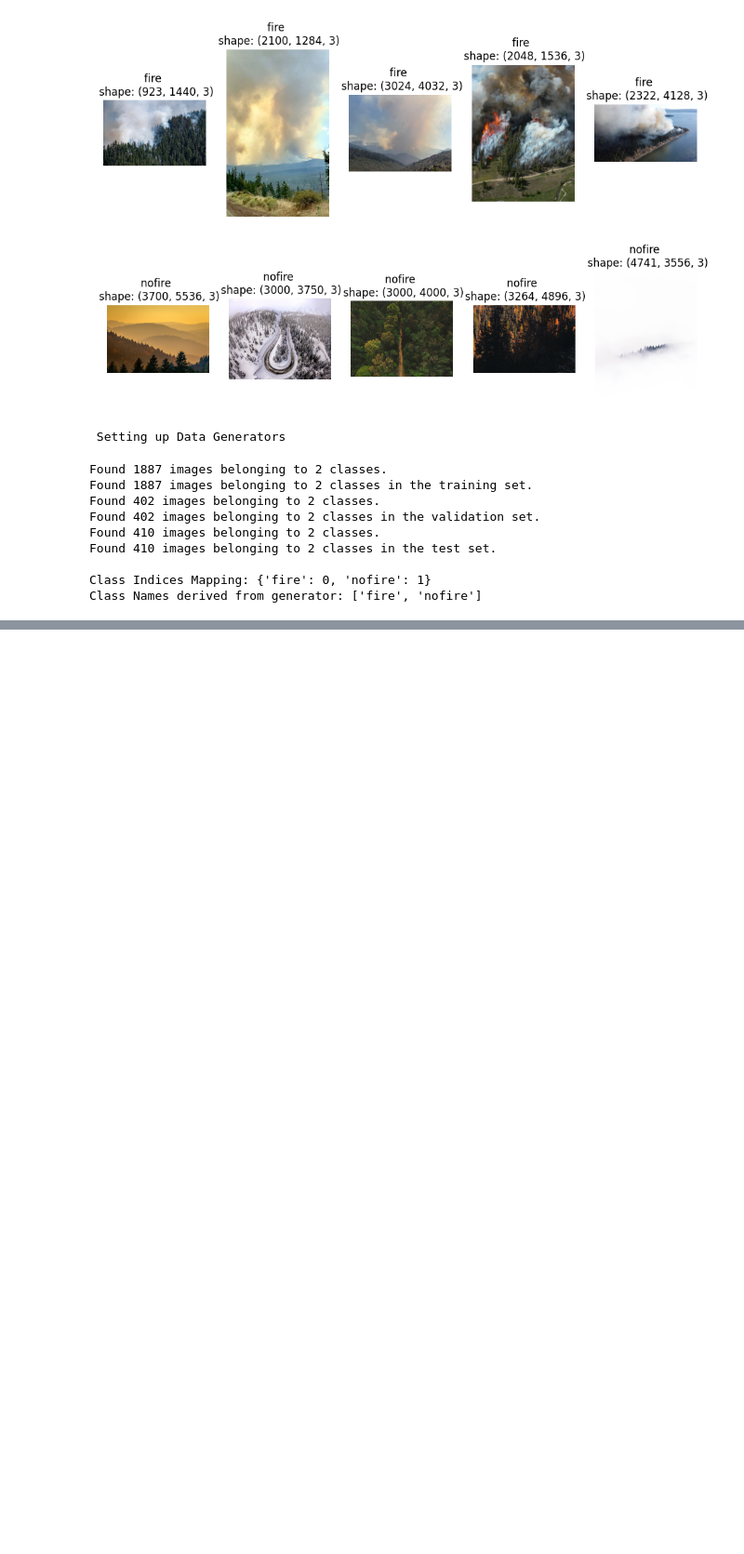
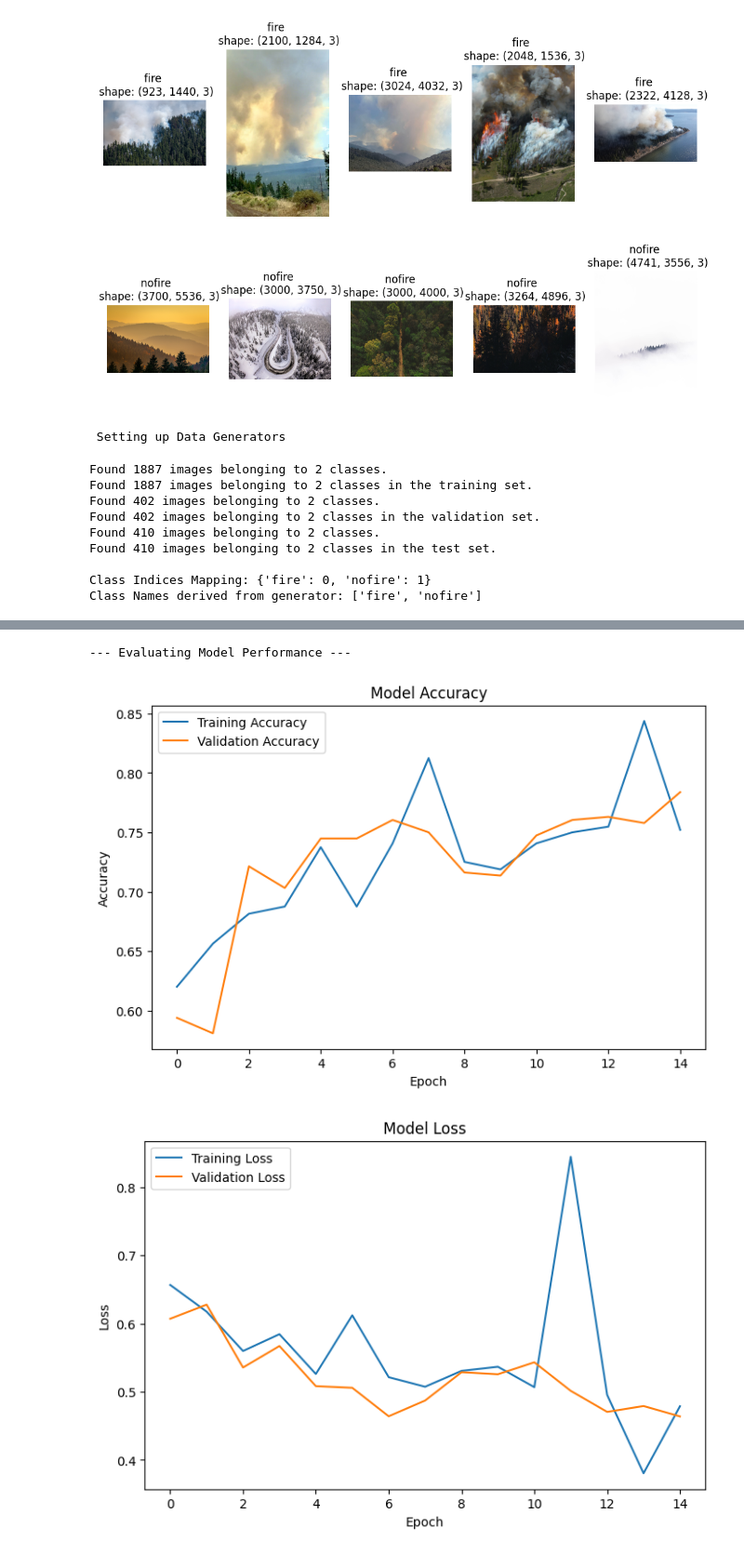
Before and after one commit to Ish-i-ka/Forest-Fire-Detection-Using-Deep-Learning, a Jupyter notebook: forest_fire_detection.ipynb, the cells around one changed output, grey strips where cells are left out. Shown at 93% size. Drawn from its saved outputs; the diff is of its cells as text; code cells hidden in the pictures; blank space fills up the shorter version.

Commit message:
Update forest_fire_detection.ipynb
Completed the model training and evaluation process

```diff
--- a/forest_fire_detection.ipynb
+++ b/forest_fire_detection.ipynb
@@ -225,3 +223,9 @@ Model: "Wildfire_CNN"
  Total params: 19,034,177 (72.61 MB)
  Trainable params: 19,034,177 (72.61 MB)
  Non-trainable params: 0 (0.00 B)
+# %%
+print("\nCompiling the Model...")
+model.compile(optimizer='adam',
+              loss='binary_crossentropy',
+              metrics=['accuracy'])
+print("Model compiled successfully.")
@@ -227,0 +235,14 @@ Model: "Wildfire_CNN"
+# %%
+print("\n--- Training the Model ---")
+epochs = 15
+steps_per_epoch = train_generator.samples // batch_size
+validation_steps = val_generator.samples // batch_size
+
+# Starting the training process
+history = model.fit(
+    train_generator,
+    steps_per_epoch=steps_per_epoch,
+    epochs=epochs,
+    validation_data=val_generator,
+    validation_steps=validation_steps
+)
@@ -227,0 +274,20 @@ Model: "Wildfire_CNN"
+# %%
+print("\n--- Evaluating Model Performance ---")
+
+def plot_history(history, metric, validation_metric, title, ylabel):
+    plt.figure(figsize=(8, 5))
+    plt.plot(history.history[metric], label='Training ' + ylabel)
+    plt.plot(history.history[validation_metric], label='Validation ' + ylabel)
+    plt.title(title)
+    plt.ylabel(ylabel)
+    plt.xlabel('Epoch')
+    plt.legend(loc='upper left')
+    plt.show()
+# %% [output]
+--- Evaluating Model Performance ---
+# %%
+plot_history(history, 'accuracy', 'val_accuracy', 'Model Accuracy', 'Accuracy')
+plot_history(history, 'loss', 'val_loss', 'Model Loss', 'Loss')
+# %% [output]
+[figure, added]
+[figure, added]
```
Also changed, not shown: parts of 11 cells of this notebook.
